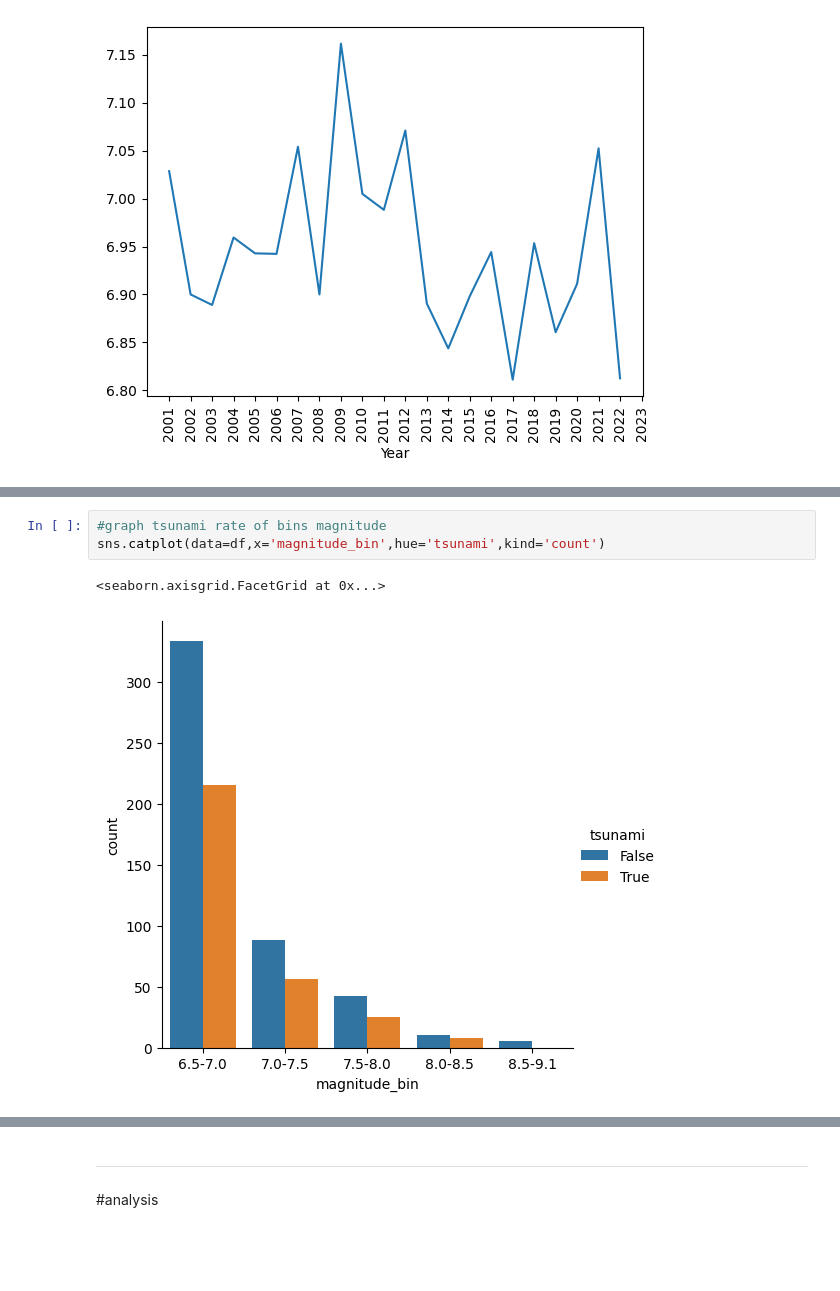
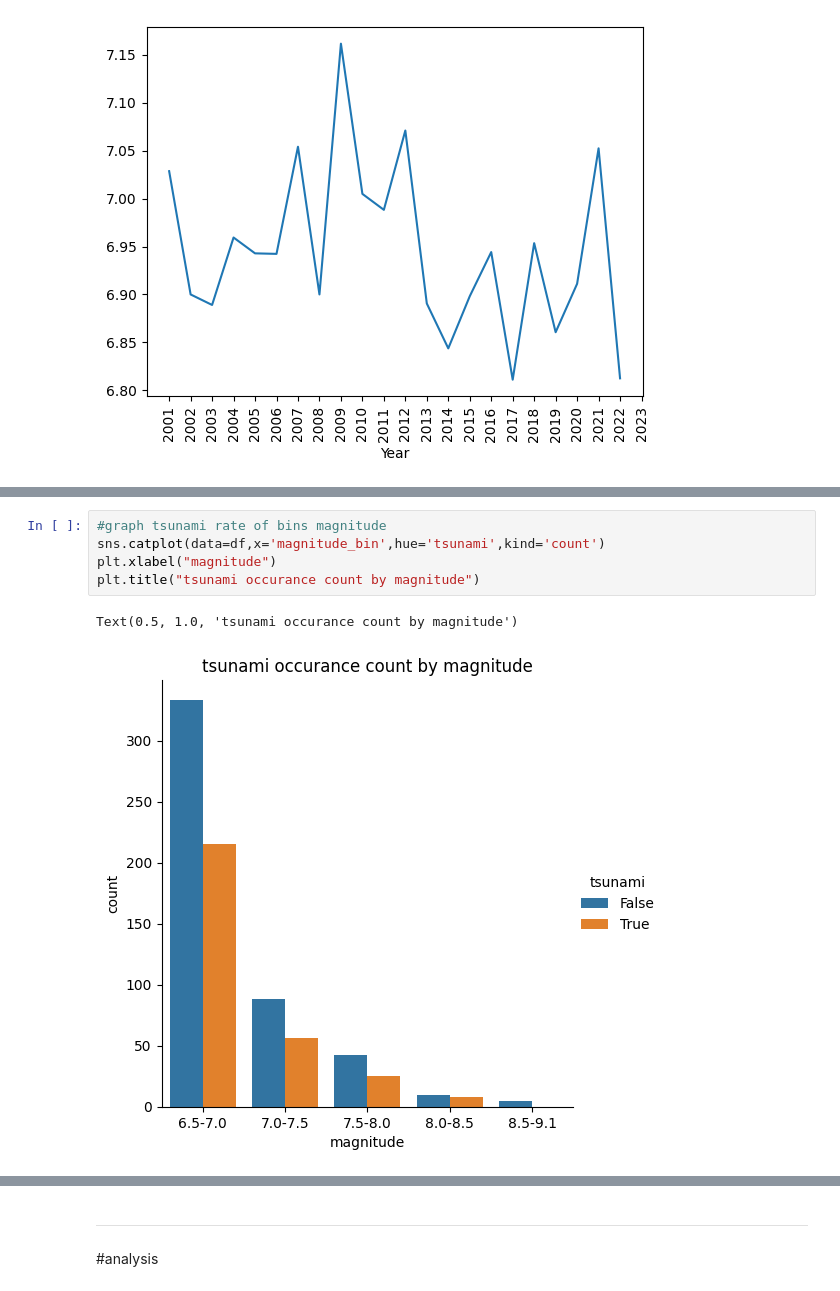
Before and after one commit to barrettyore0981-beep/FINAL-PROJECT-earth-quake-factors-and-tsunami-s, a Jupyter notebook: final_project.ipynb, the cells around one changed output, grey strips where cells are left out. Saved outputs shown, nothing was run; the diff lists cells and outputs as text; blank space fills up the shorter version.

```diff
--- a/final_project.ipynb
+++ b/final_project.ipynb
@@ -449,9 +452,11 @@ sns.relplot(x='depth',y='ocean_distance_km',hue='magnitude',data=df,alpha=0.5,si
 # %%
 #graph tsunami rate of bins magnitude
 sns.catplot(data=df,x='magnitude_bin',hue='tsunami',kind='count')
+plt.xlabel("magnitude")
+plt.title("tsunami occurance count by magnitude")
 # %% [output]
-<seaborn.axisgrid.FacetGrid at 0x...>
+Text(0.5, 1.0, 'tsunami occurance count by magnitude')
-[figure, old version]
+[figure, new version]
 # %%
 #graph tsunami rate of bins depth
 sns.catplot(data=df,x='depth_bin',hue='tsunami',kind='count',)
```
Also changed, not shown: parts of 8 cells of this notebook.
